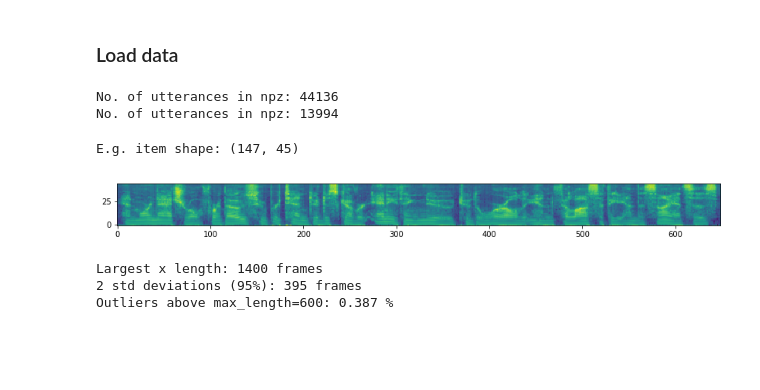
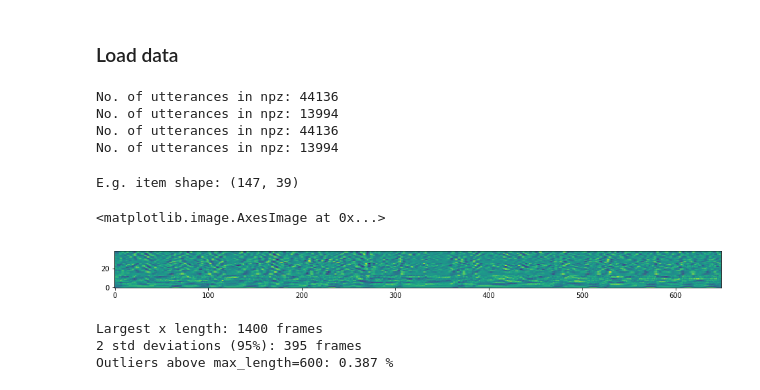
Before and after one commit to kamperh/suzerospeech2019, a Jupyter notebook: notebooks/19_02_01_RPE_example_vq-vae_and_cat-vae.ipynb, the cells around one changed output. Drawn from its saved outputs; the diff is of its cells as text; code cells hidden in the pictures; blank space fills up the shorter version.

Commit message:
Add speaker conditional demo to nb and seq2seq VAE

```diff
--- a/notebooks/19_02_01_RPE_example_vq-vae_and_cat-vae.ipynb
+++ b/notebooks/19_02_01_RPE_example_vq-vae_and_cat-vae.ipynb
@@ -74,17 +70,51 @@ def read_npz(npz, quiet=True):
-# %%
-train_keys, train_x_data, train_x_lengths, train_speakers = read_npz(train_npz, quiet=False)
-test_keys, test_x_data, test_x_lengths, test_speakers = read_npz(test_npz, quiet=False)
-# %% [output]
-No. of utterances in npz: 44136
-No. of utterances in npz: 13994
+# %%
+language = "english"
+input_feats = "mfcc"  # one of "mfcc" or "fbank"
+recon_feats = "mfcc"  # one of "mfcc" or "fbank"
+
+feats_dir = os.path.join("..", "features")
+mfcc_dir = os.path.join(feats_dir, "mfcc", language)
+fbank_dir = os.path.join(feats_dir, "fbank", language)
+
+# Load npz data (sorted keys of mfcc and fbank train/test are the same):
+mfcc_train_npz = np.load(os.path.join(mfcc_dir, "train.dd.npz"))
+mfcc_test_npz = np.load(os.path.join(mfcc_dir, "test.dd.npz"))
+fbank_train_npz = np.load(os.path.join(fbank_dir, "train.npz"))
+fbank_test_npz = np.load(os.path.join(fbank_dir, "test.npz"))
+
+# Read input data
+if input_feats is "mfcc":
+    input_train = read_npz(mfcc_train_npz, quiet=False)
+    input_test = read_npz(mfcc_test_npz, quiet=False)
+    dim_input_feats = 13  # remove MFCC delta & delta-delta
+else:  # fbank
+    input_train = read_npz(fbank_train_npz, quiet=False)
+    input_test = read_npz(fbank_test_npz, quiet=False)
+    dim_recon_feats = input_train["x"][0].shape[-1]  # full feature dimensionality
+
+# Read reconstruction data
+if recon_feats is "mfcc":
+    recon_train = read_npz(mfcc_train_npz, quiet=False)
+    recon_test = read_npz(mfcc_test_npz, quiet=False)
+    dim_recon_feats = 13  # remove MFCC delta & delta-delta
+else:  # fbank
+    recon_train = read_npz(fbank_train_npz, quiet=False)
+    recon_test = read_npz(fbank_test_npz, quiet=False)
+    dim_recon_feats = recon_train["x"][0].shape[-1]  # full feature dimensionality
+# %% [output]
+No. of utterances in npz: 44136
+No. of utterances in npz: 13994
+No. of utterances in npz: 44136
+No. of utterances in npz: 13994
 # %%
-print("E.g. item shape:", train_x_data[0].shape)
+print("E.g. item shape:", input_train["x"][0].shape)
 # %% [output]
-E.g. item shape: (147, 45)
+E.g. item shape: (147, 39)
 # %%
-plt.figure(figsize=(14, 8))
-plt.imshow(train_x_data[14473].T, origin="bottom");
+plt.figure(figsize=(16, 6))
+plt.imshow(input_train["x"][14473].T, origin="bottom")
 # %% [output]
+<matplotlib.image.AxesImage at 0x...>
-[figure, old version]
+[figure, new version]
 # %%
 # Convert speakers to integers
```
Also changed, not shown: parts of 31 cells of this notebook.
